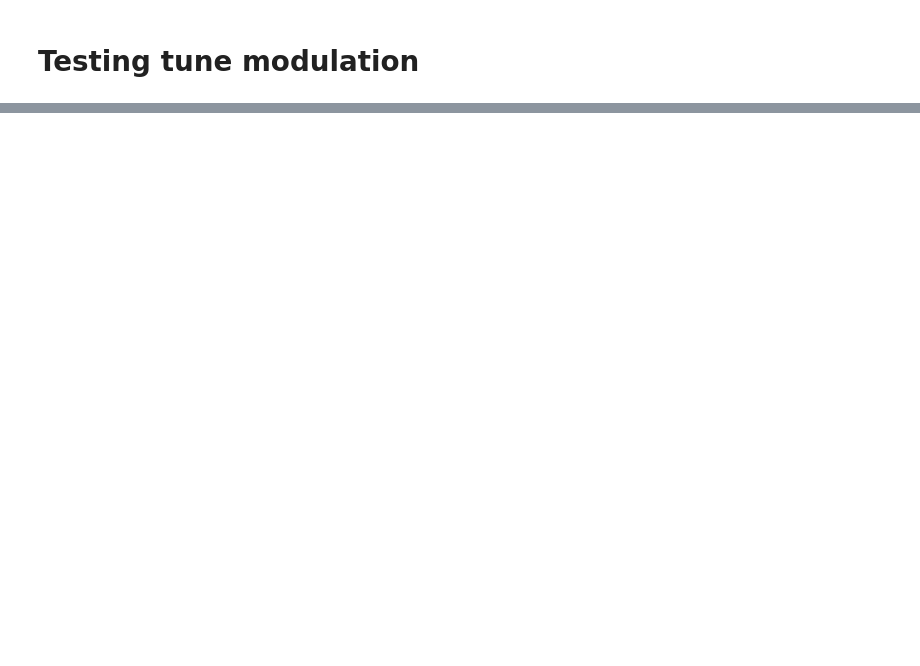
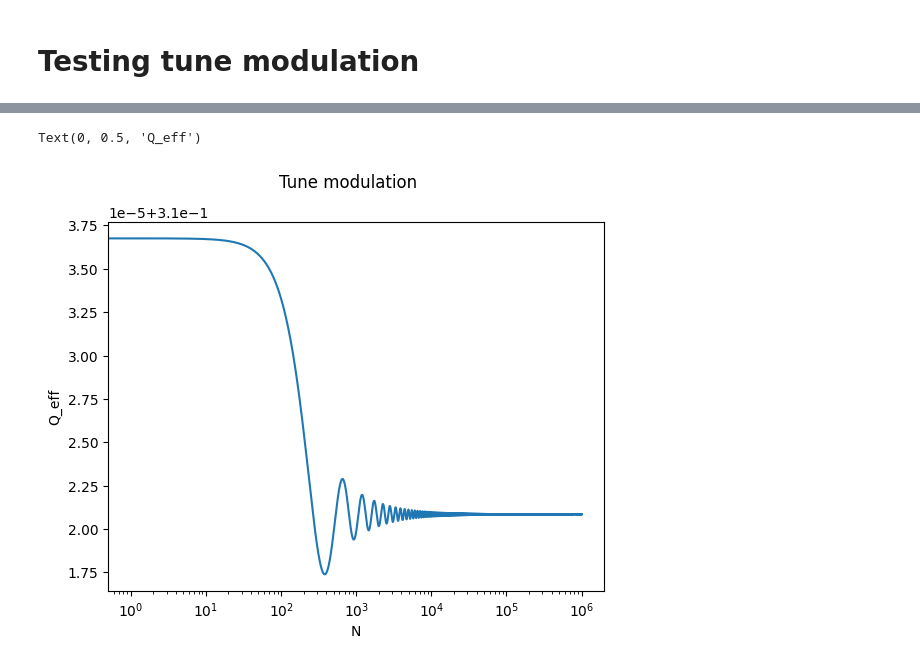
Before and after one commit to xsuite/sussix, a Jupyter notebook: examples/tune_modulation.ipynb, the cells around one changed output, grey strips where cells are left out. Drawn from its saved outputs; the diff is of its cells as text; code cells hidden in the pictures; blank space fills up the shorter version.

Commit message:
Fixed tune_modulation

```diff
--- a/examples/tune_modulation.ipynb
+++ b/examples/tune_modulation.ipynb
@@ -27,0 +72,16 @@ def get_FFT(x):
+# %%
+N = np.arange(1,int(1e6))
+a         = 1e-4
+Q_eff = Qx + 1/(2*np.pi*N)*(a/(2*np.pi*Qzeta)*np.sin(2*np.pi*Qzeta*N))
+
+modulated = 10*np.exp(2*np.pi*1j*Q_eff*N)
+
+plt.figure()
+plt.suptitle('Tune modulation')
+plt.plot(Q_eff)
+plt.xscale('log')
+plt.xlabel('N')
+plt.ylabel('Q_eff')
+# %% [output]
+Text(0, 0.5, 'Q_eff')
+[figure, added]
```
Also changed, not shown: parts of 5 cells of this notebook.
